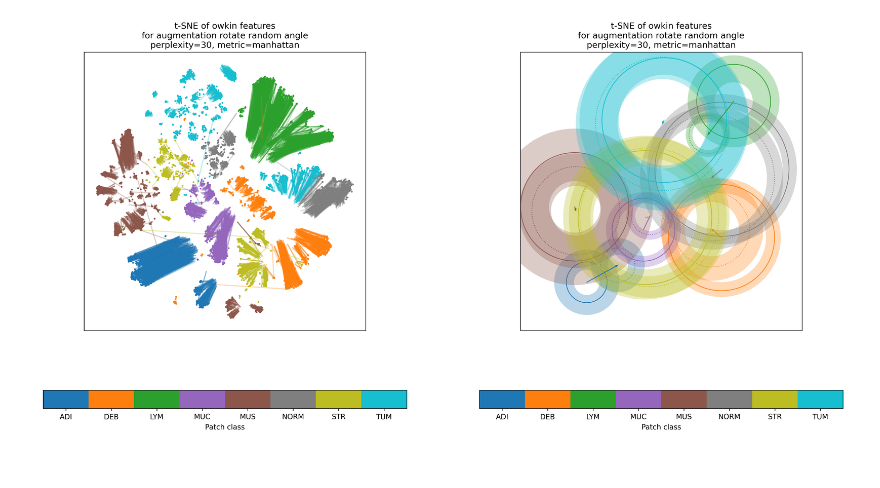
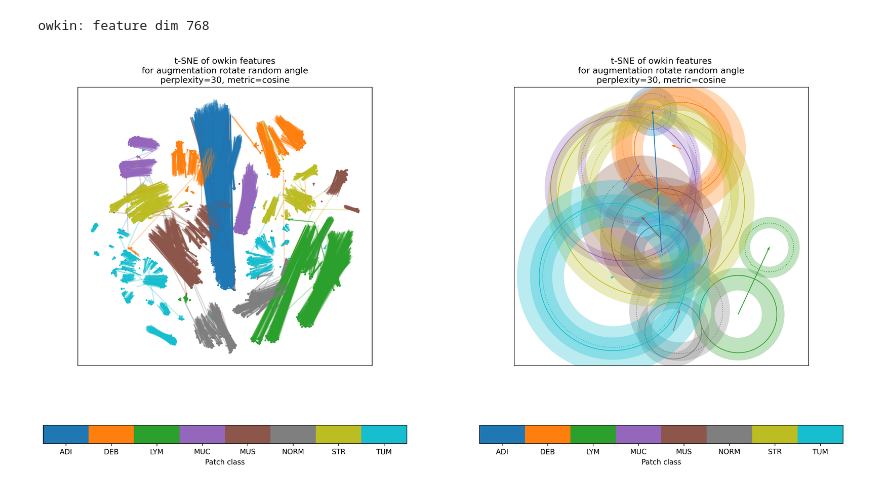
Before and after one commit to georg-wolflein/good-features, a Jupyter notebook: visualize_embeddings.ipynb, the cells around one changed output. Drawn from its saved outputs; the diff is of its cells as text; code cells hidden in the pictures.

```diff
--- a/visualize_embeddings.ipynb
+++ b/visualize_embeddings.ipynb
@@ -12,15 +12,22 @@ from matplotlib.axes import Axes
 
 from histaug.utils import load_features
 # %%
-# model = "ctranspath"
+model = "ctranspath"
 model = "owkin"
 # model = "vit"
+
+N = 10000
 
 features = load_features(
     f"/data/histaug/results/kather100k/{model}.zarr",
     remove_classes=["BACK"],
     augmentations=("Macenko", "low saturation", "rotate random angle"),
+    n=N,
 )
+
+print(f"{model}: feature dim {features.feats.shape[-1]}")
+# %% [output]
+owkin: feature dim 768
 # %%
 class LineWidthDataCircle(plt.Circle):
     def __init__(self, *args, **kwargs):
@@ -222,8 +229,8 @@ augmentation = "low saturation"
 augmentation = "rotate random angle"
 
 metric = "cosine"
-metric = "euclidean"
-metric = "manhattan"
+# metric = "euclidean"
+# metric = "manhattan"
 
 N = 10000
 # N = 1000
@@ -252,31 +259,31 @@ feats_embedded, feats_aug_embedded = visualize_embeddings(
     feats_aug=feats_aug,
     labels=labels,
     augmentation=augmentation,
     metric=metric,
     model=model,
     **technique_kwargs,
     plot_centroids=False,
     plot_feats=True,
     ax=plt.gca(),
 )
 
 plt.subplot(122)
 
 visualize_embeddings(
     feats=feats,
     feats_aug=feats_aug,
     labels=labels,
     augmentation=augmentation,
     metric=metric,
     model=model,
     **technique_kwargs,
     plot_centroids=True,
     plot_feats=False,
     ax=plt.gca(),
     feats_embedded=feats_embedded,
     feats_aug_embedded=feats_aug_embedded,
 )
 
 pass
 # %% [output]
-[figure, old version]
+[figure, new version]
```
Also changed, not shown: 10 other files.
